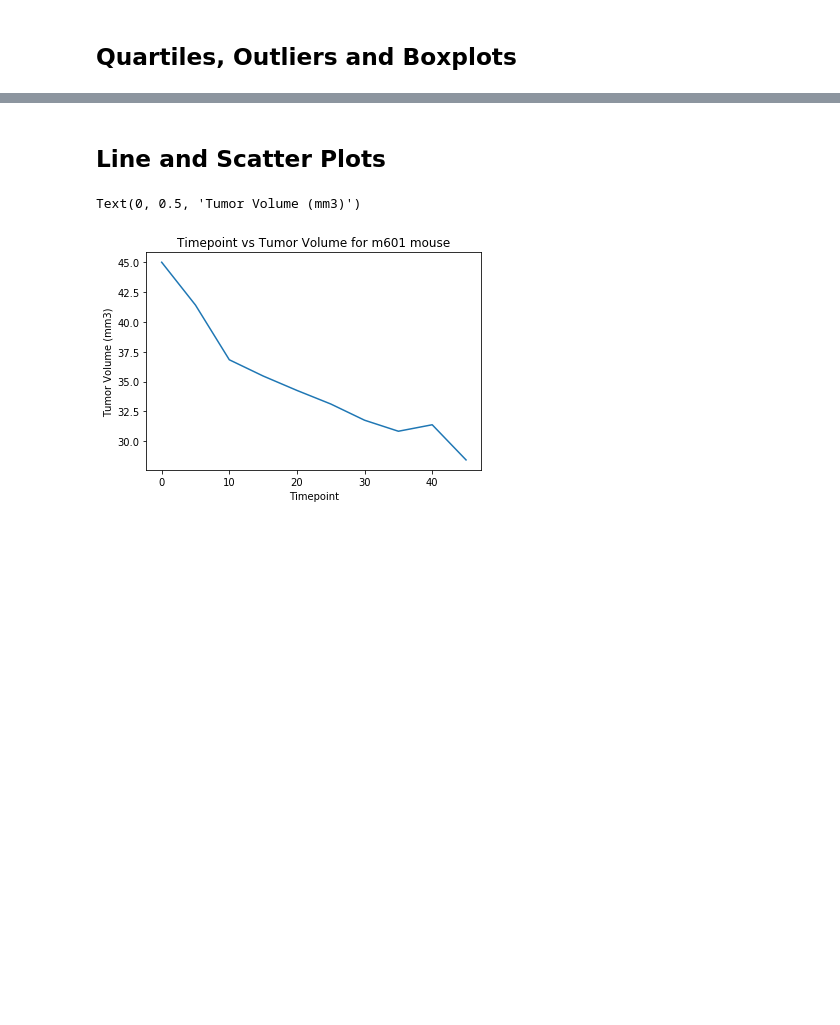
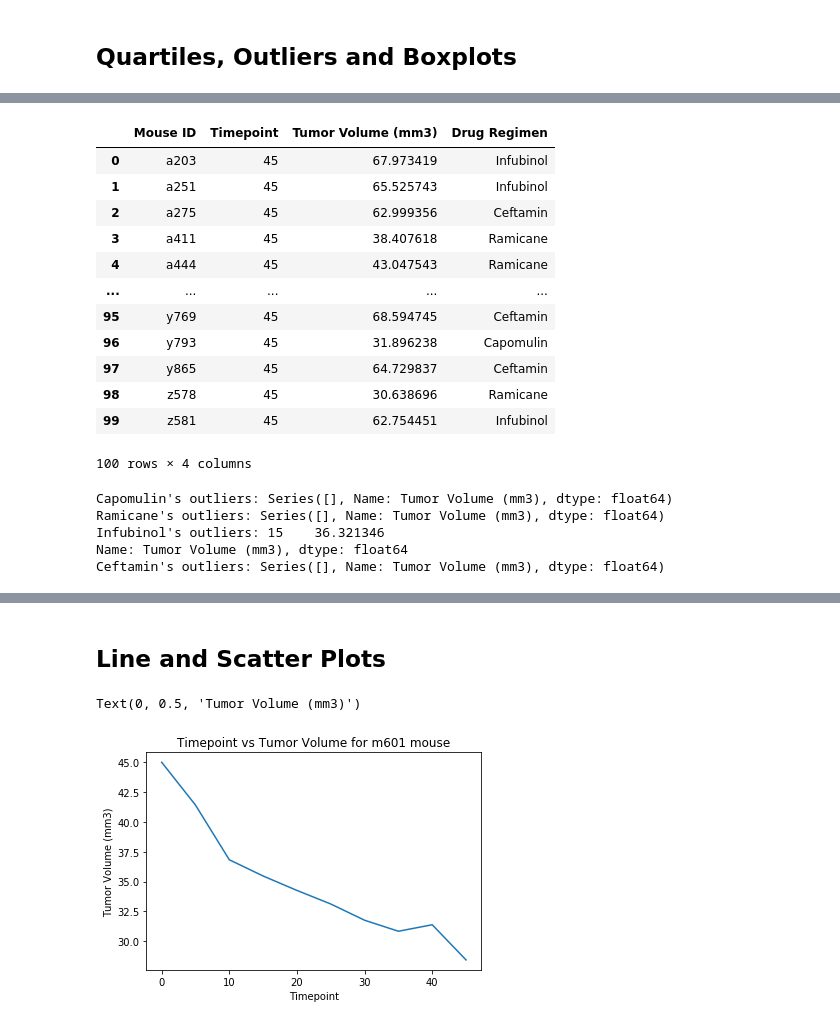
Before and after one commit to phuphan626/Matplotlib-Challenge-, a Jupyter notebook: Pymaceuticals/pymaceuticals_starter.ipynb, the cells around one changed output, grey strips where cells are left out. Saved outputs shown, nothing was run; the diff lists cells and outputs as text; code cells hidden in the pictures; blank space fills up the shorter version.

```diff
--- a/Pymaceuticals/pymaceuticals_starter.ipynb
+++ b/Pymaceuticals/pymaceuticals_starter.ipynb
@@ -340,27 +258,64 @@ final_sts
+# %%
+# Calculate the final tumor volume of each mouse across four of the treatment regimens:
+# Capomulin, Ramicane, Infubinol, and Ceftamin
+# Start by getting the last (greatest) timepoint for each mouse
+drug_regimen=["Capomulin","Ramicane","Infubinol","Ceftamin"]
+final_df=pd.DataFrame()
+for x in drug_regimen:
+    drug_df = clean_study_data_complete.loc[clean_study_data_complete['Drug Regimen'] == x]
+    final_df=pd.concat([final_df,drug_df])
+final_sts=final_df.groupby('Mouse ID')
+last_time=final_sts['Timepoint'].max()
+last_tumor=final_sts['Tumor Volume (mm3)'].max()
+
+final_sts_df=pd.DataFrame()
+final_sts_df['Timepoint']=last_time
+final_sts_df['Last Volume']=last_tumor
+# Create a new df by merging this with original df
+merged_df=pd.merge(final_sts_df,clean_study_data_complete,how='left',on=['Mouse ID','Timepoint'])
+cleaned_df=merged_df[['Mouse ID','Timepoint','Tumor Volume (mm3)','Drug Regimen']]
+cleaned_grouped=cleaned_df.groupby(['Drug Regimen','Mouse ID'])
+# %% [output]
+|  | Mouse ID | Timepoint | Tumor Volume (mm3) | Drug Regimen |
+| 0 | a203 | 45 | 67.973419 | Infubinol |
+| 1 | a251 | 45 | 65.525743 | Infubinol |
+| 2 | a275 | 45 | 62.999356 | Ceftamin |
+| 3 | a411 | 45 | 38.407618 | Ramicane |
+| 4 | a444 | 45 | 43.047543 | Ramicane |
+| ... | ... | ... | ... | ... |
+| 95 | y769 | 45 | 68.594745 | Ceftamin |
+| 96 | y793 | 45 | 31.896238 | Capomulin |
+| 97 | y865 | 45 | 64.729837 | Ceftamin |
+| 98 | z578 | 45 | 30.638696 | Ramicane |
+| 99 | z581 | 45 | 62.754451 | Infubinol |
+100 rows × 4 columns
 # %%
+
+
 # Determine outliers using upper and lower bounds
-# print(f"Values below {lower_list} could be outliers.")
-# print(f"Values above {upper_list} could be outliers.")
 # Put treatments into a list for for loop (and later for plot labels)
-# treatment = ["Capomulin", "Ramicane", "Infubinol","Ceftamin"]
-# # Create empty list to fill with tumor vol data (for plotting)
-# last_timepoint = []
-# # Calculate the IQR and quantitatively determine if there are any potential outliers.
-# for drug in treatment:
-#     # Locate the rows which contain mice on each drug and get the tumor volumes
-#     final_tumor_vol = clean_study_data_complete.loc[clean_study_data_complete["Drug Regimen"]== drug, 'Tumor Volume (mm3)']
-#     # add subset
-#     last_timepoint.append(final_tumor_vol)
-#     # Determine outliers using upper and lower bounds
-#     quartiles =final_tumor_vol.quantile([.25,.5,.75])
-#     lowerq=quartiles[0.25]
-#     upperq=quartiles[.75]
-#     iqr = upperq -lowerq
-#     lower_bound = lowerq - (1.5*iqr)
-#     upper_bound= upperq + (1.5*iqr)
-#     outliers = final_tumor_vol.loc[(final_tumor_vol < lower_bound) | (final_tumor_vol > upper_bound)]
-#     print(f"{drug}'s outliers: {outliers}")
-#     #looks like Infubinol is the only drug that has some type of outlier
+drug_regimen=["Capomulin","Ramicane","Infubinol","Ceftamin"]
+
+# Create empty list to fill with tumor vol data (for plotting)
+tumor_volume=[]
+# Calculate the IQR and quantitatively determine if there are any potential outliers.
+for y in drug_regimen:
+    final_tumor_vol = cleaned_df.loc[cleaned_df['Drug Regimen']== y, 'Tumor Volume (mm3)']
+    tumor_volume.append(final_tumor_vol)
+    quartiles = final_tumor_vol.quantile([.25,.5,.75])
+    lowerq = round(quartiles[0.25], 3)
+    upperq = round(quartiles[0.75], 3)
+    iqr = round(upperq-lowerq, 3)
+    lower_bound = round(lowerq - (1.5*iqr), 3)
+    upper_bound = round(upperq + (1.5*iqr), 3)
+    outliers = final_tumor_vol.loc[(final_tumor_vol < lower_bound) | (final_tumor_vol > upper_bound)]
+    print(f"{y}'s outliers: {outliers}")
+# %% [output]
+Capomulin's outliers: Series([], Name: Tumor Volume (mm3), dtype: float64)
+Ramicane's outliers: Series([], Name: Tumor Volume (mm3), dtype: float64)
+Infubinol's outliers: 15    36.321346
+Name: Tumor Volume (mm3), dtype: float64
+Ceftamin's outliers: Series([], Name: Tumor Volume (mm3), dtype: float64)
 # %%
 # Source https://github.com/terrylashley/Drug_Study_Analysis/blob/master/Pymaceuticals/pymaceuticals_starter.ipynb
 # Generate a box plot of the final tumor volume of each mouse across four regimens of interest
```
Also changed, not shown: parts of 6 cells of this notebook.
